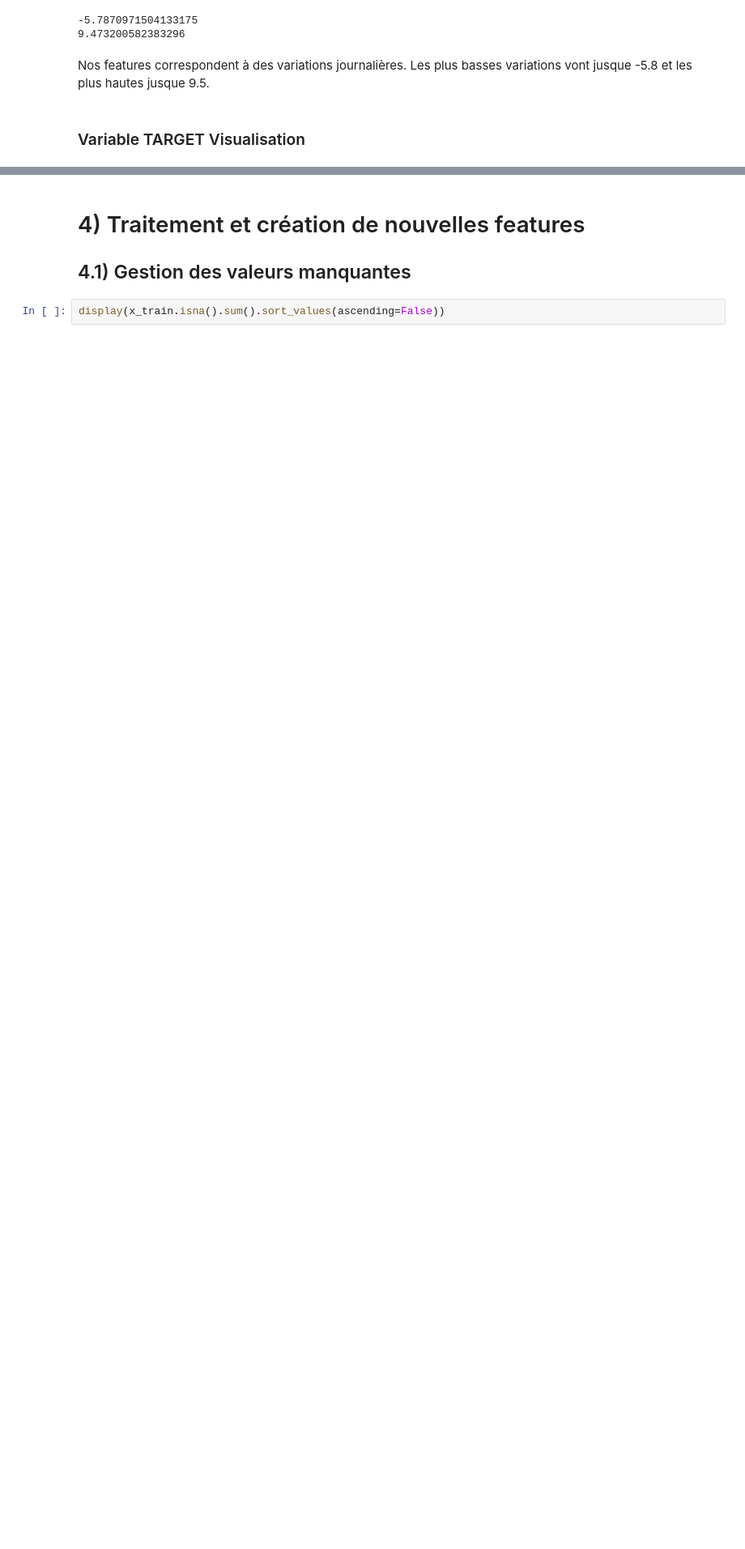
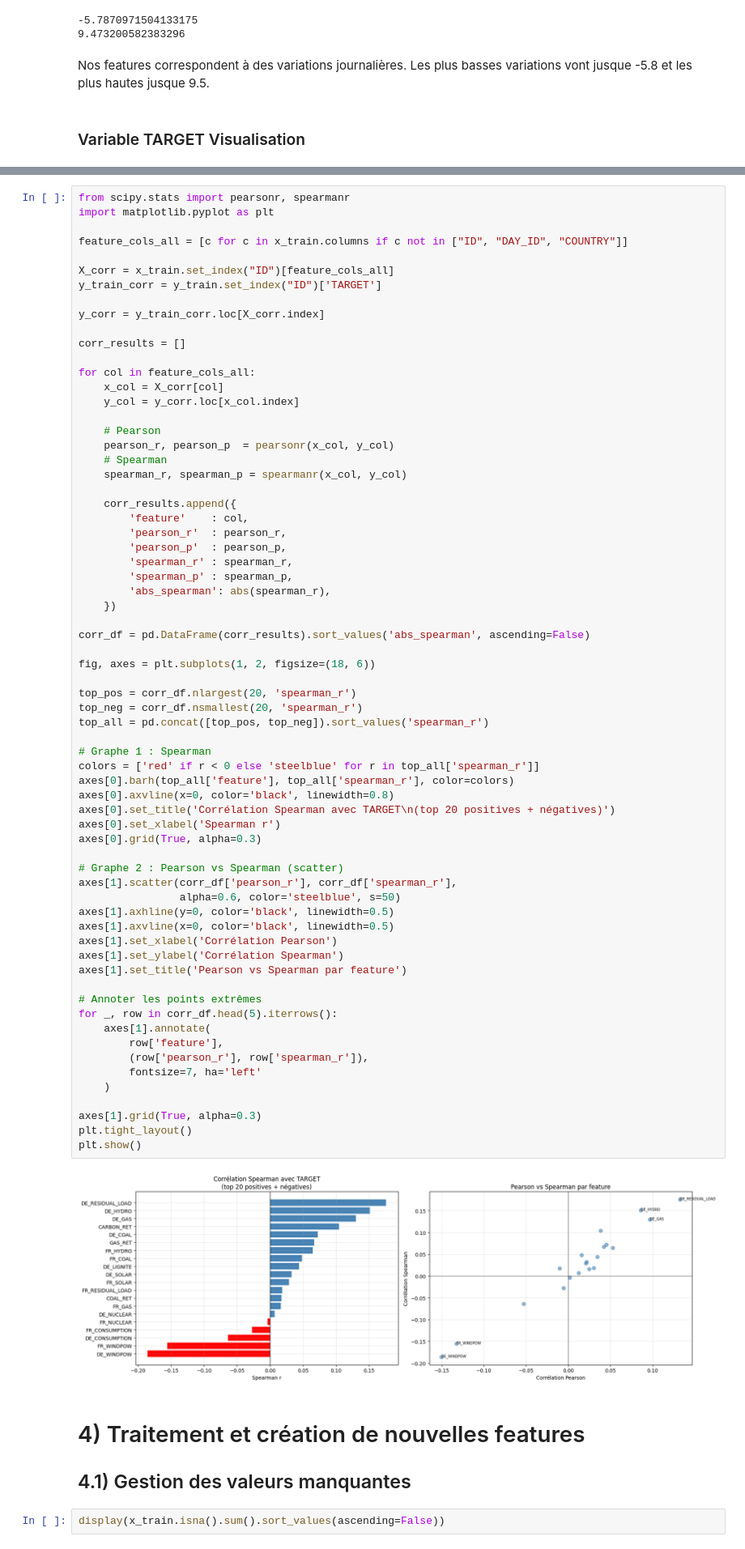
Before and after one commit to yvesmarix/PROJET-QRT-ELEC, a Jupyter notebook: main_v5.ipynb, the cells around one changed output, grey strips where cells are left out. Shown at 81% size. Drawn from its saved outputs; the diff is of its cells as text; blank space fills up the shorter version.

```diff
--- a/main_v5.ipynb
+++ b/main_v5.ipynb
@@ -251,3 +292,72 @@ for country in x_train.COUNTRY.unique():
+# %%
+from scipy.stats import pearsonr, spearmanr
+import matplotlib.pyplot as plt
+
+feature_cols_all = [c for c in x_train.columns if c not in ["ID", "DAY_ID", "COUNTRY"]]
+
+X_corr = x_train.set_index("ID")[feature_cols_all]
+y_train_corr = y_train.set_index("ID")['TARGET']
+
+y_corr = y_train_corr.loc[X_corr.index]
+
+corr_results = []
+
+for col in feature_cols_all:
+    x_col = X_corr[col]
+    y_col = y_corr.loc[x_col.index]
+
+    # Pearson
+    pearson_r, pearson_p  = pearsonr(x_col, y_col)
+    # Spearman
+    spearman_r, spearman_p = spearmanr(x_col, y_col)
+
+    corr_results.append({
+        'feature'    : col,
+        'pearson_r'  : pearson_r,
+        'pearson_p'  : pearson_p,
+        'spearman_r' : spearman_r,
+        'spearman_p' : spearman_p,
+        'abs_spearman': abs(spearman_r),
+    })
+
+corr_df = pd.DataFrame(corr_results).sort_values('abs_spearman', ascending=False)
+
+fig, axes = plt.subplots(1, 2, figsize=(18, 6))
+
+top_pos = corr_df.nlargest(20, 'spearman_r')
+top_neg = corr_df.nsmallest(20, 'spearman_r')
+top_all = pd.concat([top_pos, top_neg]).sort_values('spearman_r')
+
+# Graphe 1 : Spearman
+colors = ['red' if r < 0 else 'steelblue' for r in top_all['spearman_r']]
+axes[0].barh(top_all['feature'], top_all['spearman_r'], color=colors)
+axes[0].axvline(x=0, color='black', linewidth=0.8)
+axes[0].set_title('Corrélation Spearman avec TARGET\n(top 20 positives + négatives)')
+axes[0].set_xlabel('Spearman r')
+axes[0].grid(True, alpha=0.3)
+
+# Graphe 2 : Pearson vs Spearman (scatter)
+axes[1].scatter(corr_df['pearson_r'], corr_df['spearman_r'],
+                alpha=0.6, color='steelblue', s=50)
+axes[1].axhline(y=0, color='black', linewidth=0.5)
+axes[1].axvline(x=0, color='black', linewidth=0.5)
+axes[1].set_xlabel('Corrélation Pearson')
+axes[1].set_ylabel('Corrélation Spearman')
+axes[1].set_title('Pearson vs Spearman par feature')
+
+# Annoter les points extrêmes
+for _, row in corr_df.head(5).iterrows():
+    axes[1].annotate(
+        row['feature'],
+        (row['pearson_r'], row['spearman_r']),
+        fontsize=7, ha='left'
+    )
+
+axes[1].grid(True, alpha=0.3)
+plt.tight_layout()
+plt.show()
+# %% [output]
+[figure, added]
 # %% [markdown]
 # 4) Traitement et création de nouvelles features
 
```
Also changed, not shown: parts of 6 cells of this notebook.
